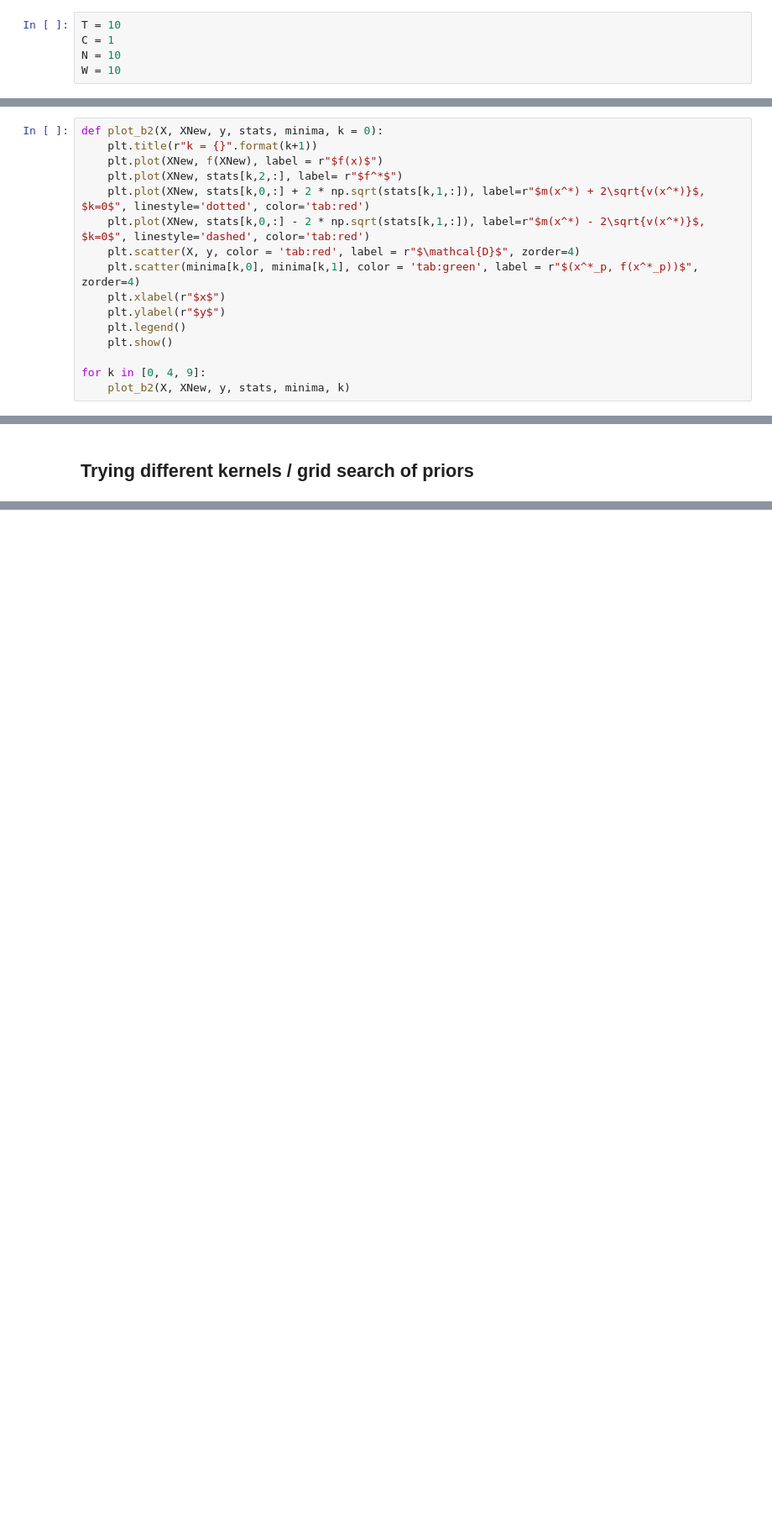
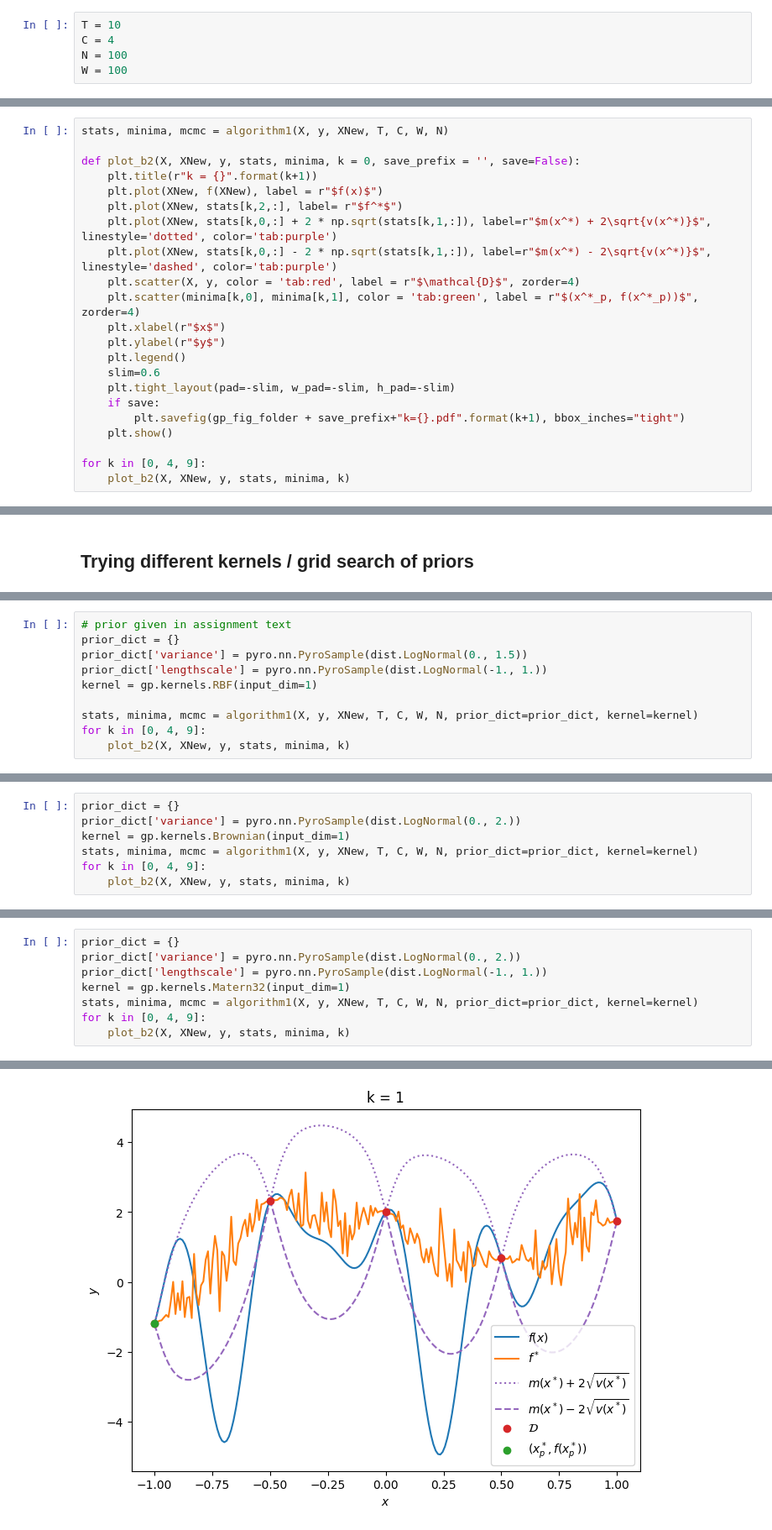
Before and after one commit to JackismyShephard/pml-22-exam, a Jupyter notebook: scripts/b.ipynb, the cells around one changed output, grey strips where cells are left out. Shown at 84% size. Cells and saved outputs as stored; diff of their text form; blank space fills up the shorter version.

```diff
--- a/scripts/b.ipynb
+++ b/scripts/b.ipynb
@@ -175,6 +196,6 @@ def algorithm1(X, y, XNew, T, C=C, W=W, N = N, prior_dict = None):
 ## Algorithm hyper-parameters
 # %%
 T = 10
-C = 1
-N = 10
-W = 10
+C = 4
+N = 100
+W = 100
@@ -208,17 +204,23 @@ torch.Size([200])
 # %% [markdown]
 ## Plot for $k \in \{1, 5, 10\}$
 # %%
-def plot_b2(X, XNew, y, stats, minima, k = 0):
+stats, minima, mcmc = algorithm1(X, y, XNew, T, C, W, N)
+
+def plot_b2(X, XNew, y, stats, minima, k = 0, save_prefix = '', save=False):
     plt.title(r"k = {}".format(k+1))
     plt.plot(XNew, f(XNew), label = r"$f(x)$")
     plt.plot(XNew, stats[k,2,:], label= r"$f^*$")
-    plt.plot(XNew, stats[k,0,:] + 2 * np.sqrt(stats[k,1,:]), label=r"$m(x^*) + 2\sqrt{v(x^*)}$, $k=0$", linestyle='dotted', color='tab:red')
-    plt.plot(XNew, stats[k,0,:] - 2 * np.sqrt(stats[k,1,:]), label=r"$m(x^*) - 2\sqrt{v(x^*)}$, $k=0$", linestyle='dashed', color='tab:red')
+    plt.plot(XNew, stats[k,0,:] + 2 * np.sqrt(stats[k,1,:]), label=r"$m(x^*) + 2\sqrt{v(x^*)}$", linestyle='dotted', color='tab:purple')
+    plt.plot(XNew, stats[k,0,:] - 2 * np.sqrt(stats[k,1,:]), label=r"$m(x^*) - 2\sqrt{v(x^*)}$", linestyle='dashed', color='tab:purple')
     plt.scatter(X, y, color = 'tab:red', label = r"$\mathcal{D}$", zorder=4)
     plt.scatter(minima[k,0], minima[k,1], color = 'tab:green', label = r"$(x^*_p, f(x^*_p))$", zorder=4)
     plt.xlabel(r"$x$")
     plt.ylabel(r"$y$")
     plt.legend()
+    slim=0.6
+    plt.tight_layout(pad=-slim, w_pad=-slim, h_pad=-slim)
+    if save:
+        plt.savefig(gp_fig_folder + save_prefix+"k={}.pdf".format(k+1), bbox_inches="tight")
     plt.show()
 
 for k in [0, 4, 9]:
@@ -231,0 +234,10 @@ for k in [0, 4, 9]:
+# %%
+# prior given in assignment text
+prior_dict = {}
+prior_dict['variance'] = pyro.nn.PyroSample(dist.LogNormal(0., 1.5))
+prior_dict['lengthscale'] = pyro.nn.PyroSample(dist.LogNormal(-1., 1.))
+kernel = gp.kernels.RBF(input_dim=1)
+
+stats, minima, mcmc = algorithm1(X, y, XNew, T, C, W, N, prior_dict=prior_dict, kernel=kernel)
+for k in [0, 4, 9]:
+    plot_b2(X, XNew, y, stats, minima, k)
@@ -231,0 +270,7 @@ for k in [0, 4, 9]:
+# %%
+prior_dict = {}
+prior_dict['variance'] = pyro.nn.PyroSample(dist.LogNormal(0., 2.))
+kernel = gp.kernels.Brownian(input_dim=1)
+stats, minima, mcmc = algorithm1(X, y, XNew, T, C, W, N, prior_dict=prior_dict, kernel=kernel)
+for k in [0, 4, 9]:
+    plot_b2(X, XNew, y, stats, minima, k)
@@ -231,0 +303,9 @@ for k in [0, 4, 9]:
+# %%
+prior_dict = {}
+prior_dict['variance'] = pyro.nn.PyroSample(dist.LogNormal(0., 2.))
+prior_dict['lengthscale'] = pyro.nn.PyroSample(dist.LogNormal(-1., 1.))
+kernel = gp.kernels.Matern32(input_dim=1)
+stats, minima, mcmc = algorithm1(X, y, XNew, T, C, W, N, prior_dict=prior_dict, kernel=kernel)
+for k in [0, 4, 9]:
+    plot_b2(X, XNew, y, stats, minima, k)
+# %% [output]
@@ -231,0 +332 @@ for k in [0, 4, 9]:
+[figure, added]
```
Also changed, not shown: parts of 20 cells of this notebook, 8 other files.
